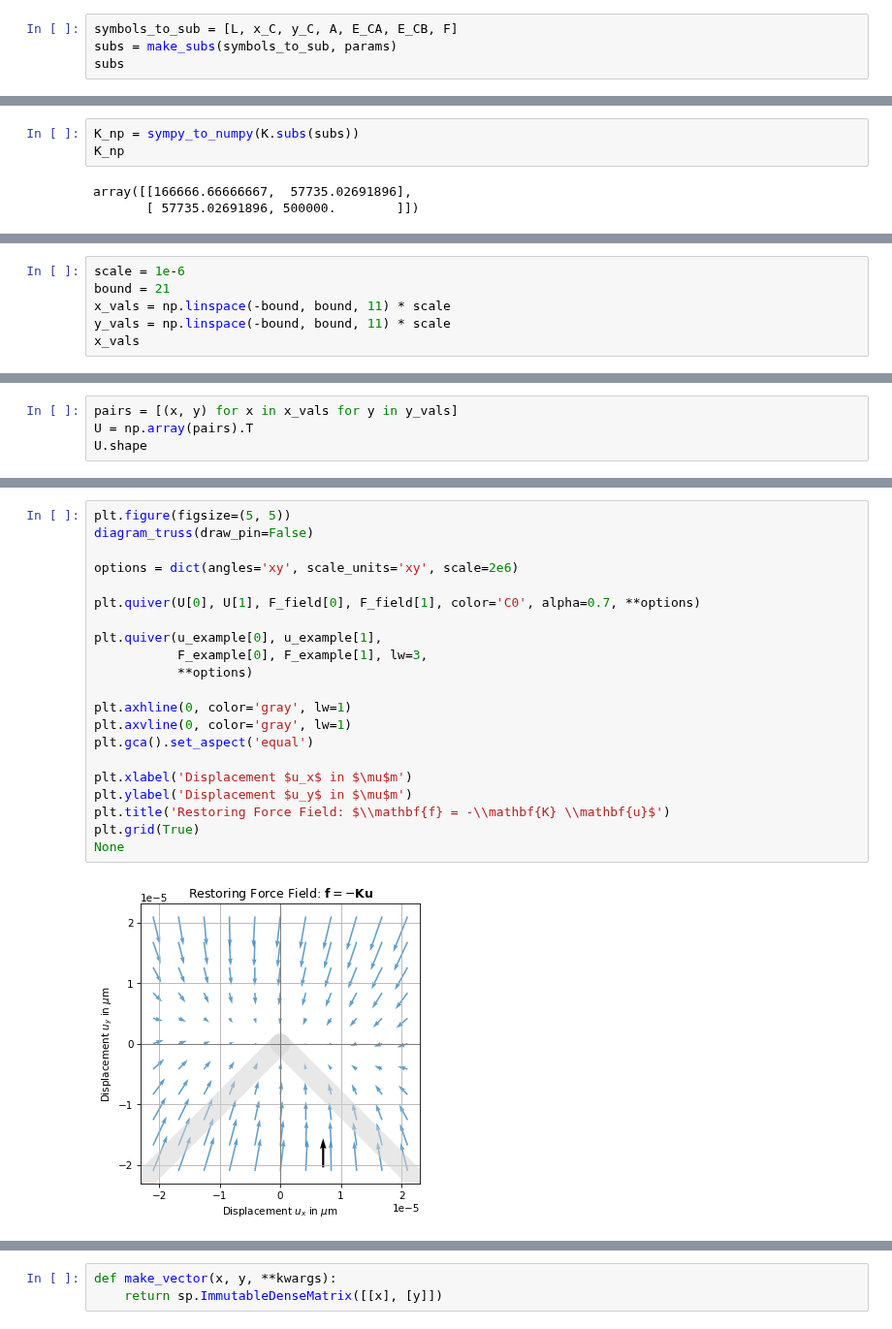
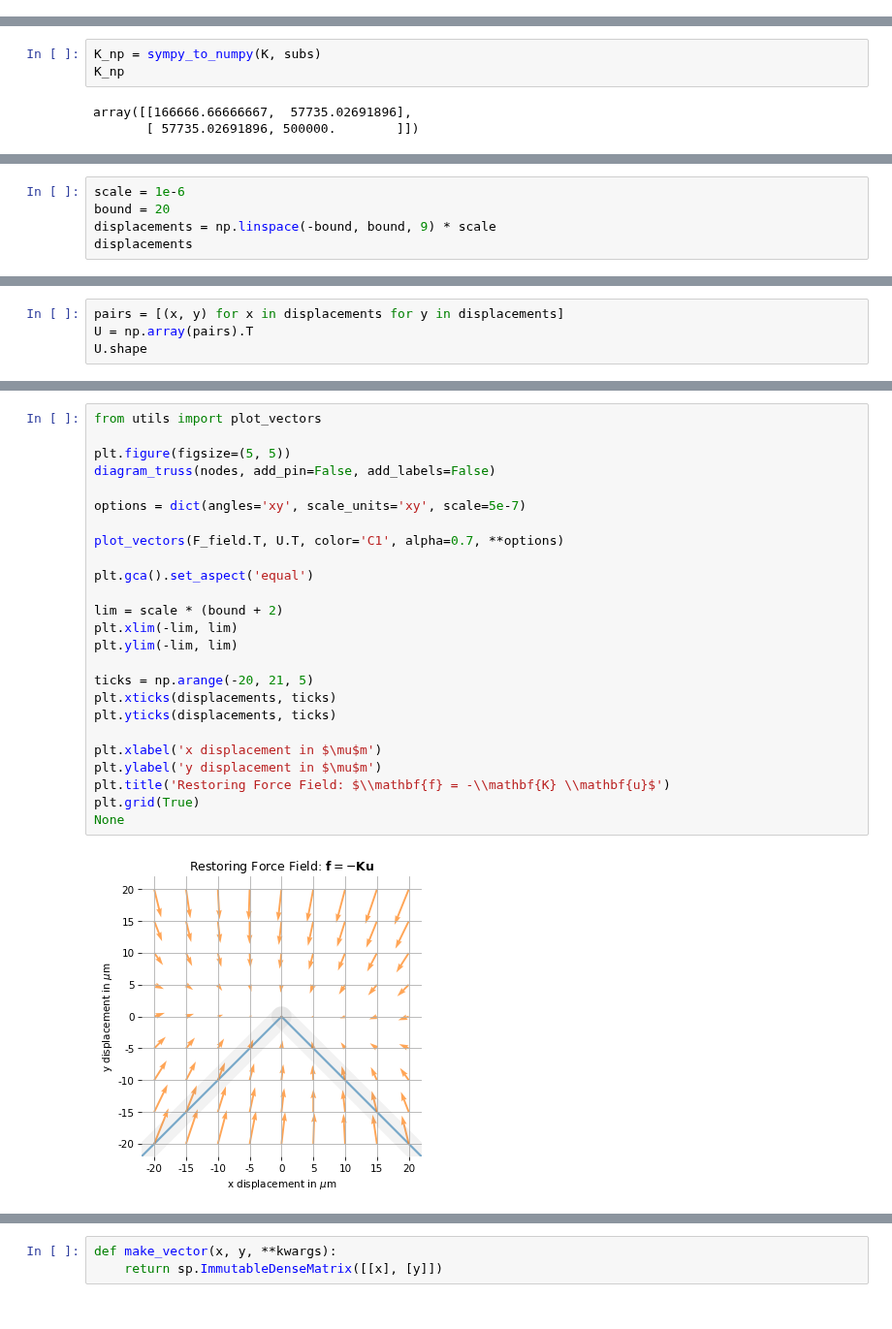
Before and after one commit to AllenDowney/ThinkLinearAlgebra, a Jupyter notebook: soln/truss.ipynb, the cells around one changed output, grey strips where cells are left out. Shown at 97% size. Cells and saved outputs as stored; diff of their text form.

```diff
--- a/soln/truss.ipynb
+++ b/soln/truss.ipynb
@@ -344,4 +309,0 @@ def make_subs(symbols, params):
-# %%
-symbols_to_sub = [L, x_C, y_C, A, E_CA, E_CB, F]
-subs = make_subs(symbols_to_sub, params)
-subs
@@ -373,5 +317,5 @@ def sympy_to_numpy(expr):
 # %%
-K_np = sympy_to_numpy(K.subs(subs))
+K_np = sympy_to_numpy(K, subs)
 K_np
 # %% [output]
 array([[166666.66666667,  57735.02691896],
@@ -415,7 +370,6 @@ f_example = f_sol_np
 # %%
 scale = 1e-6
-bound = 21
-x_vals = np.linspace(-bound, bound, 11) * scale
-y_vals = np.linspace(-bound, bound, 11) * scale
-x_vals
+bound = 20
+displacements = np.linspace(-bound, bound, 9) * scale
+displacements
 # %% [output]
@@ -424,5 +380,5 @@ array([-2.10e-05, -1.68e-05, -1.26e-05, -8.40e-06, -4.20e-06,  0.00e+00,
 # %%
-pairs = [(x, y) for x in x_vals for y in y_vals]
+pairs = [(x, y) for x in displacements for y in displacements]
 U = np.array(pairs).T
 U.shape
 # %% [output]
@@ -452,24 +399,28 @@ F_field.shape
 # %%
+from utils import plot_vectors
+
 plt.figure(figsize=(5, 5))
-diagram_truss(draw_pin=False)
+diagram_truss(nodes, add_pin=False, add_labels=False)
 
-options = dict(angles='xy', scale_units='xy', scale=2e6)
+options = dict(angles='xy', scale_units='xy', scale=5e-7)
 
-plt.quiver(U[0], U[1], F_field[0], F_field[1], color='C0', alpha=0.7, **options)
+plot_vectors(F_field.T, U.T, color='C1', alpha=0.7, **options)
 
-plt.quiver(u_example[0], u_example[1],
-           F_example[0], F_example[1], lw=3,
-           **options)
-
-plt.axhline(0, color='gray', lw=1)
-plt.axvline(0, color='gray', lw=1)
 plt.gca().set_aspect('equal')
 
-plt.xlabel('Displacement $u_x$ in $\mu$m')
-plt.ylabel('Displacement $u_y$ in $\mu$m')
+lim = scale * (bound + 2)
+plt.xlim(-lim, lim)
+plt.ylim(-lim, lim)
+
+ticks = np.arange(-20, 21, 5)
+plt.xticks(displacements, ticks)
+plt.yticks(displacements, ticks)
+
+plt.xlabel('x displacement in $\mu$m')
+plt.ylabel('y displacement in $\mu$m')
 plt.title('Restoring Force Field: $\\mathbf{f} = -\\mathbf{K} \\mathbf{u}$')
 plt.grid(True)
 None
 # %% [output]
-[figure, old version]
+[figure, new version]
 # %% [markdown]
```
Also changed, not shown: parts of 61 cells of this notebook, 1 other file.
